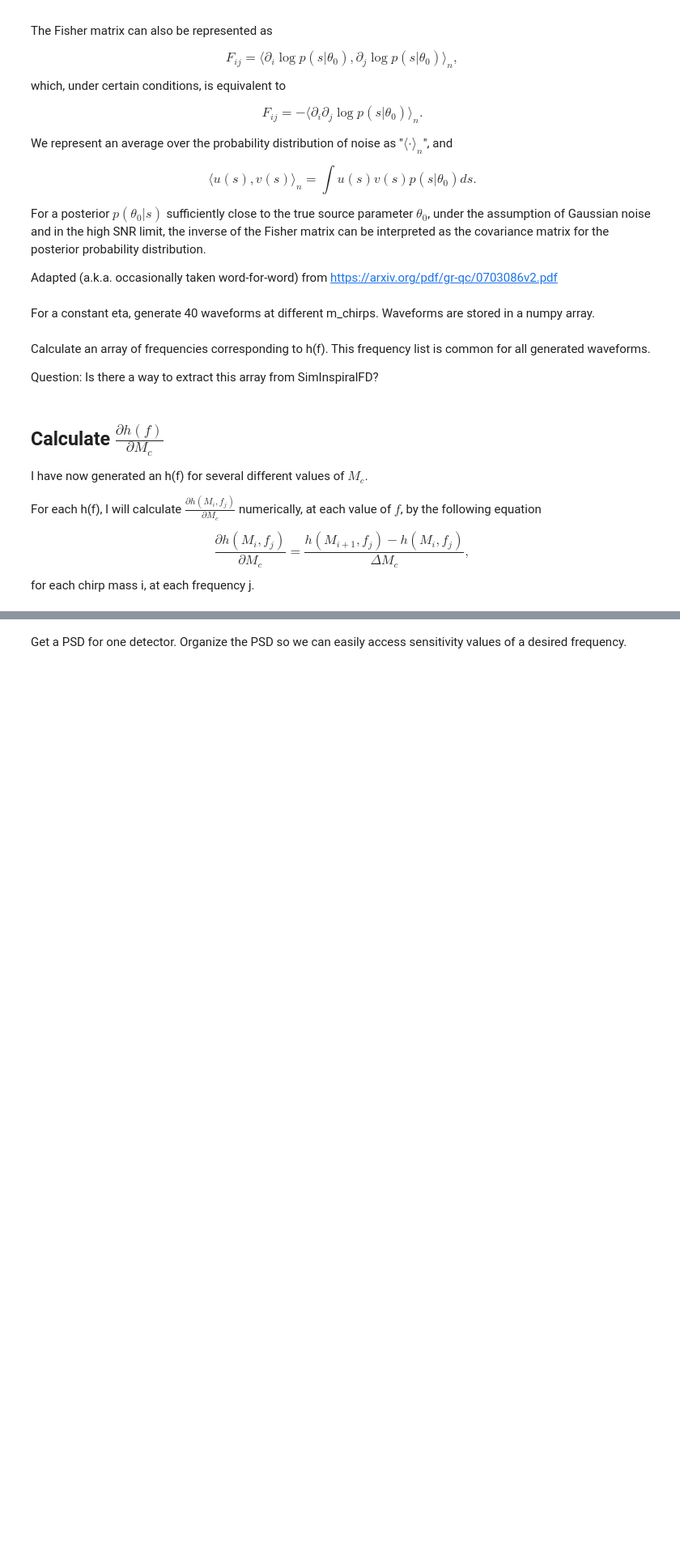
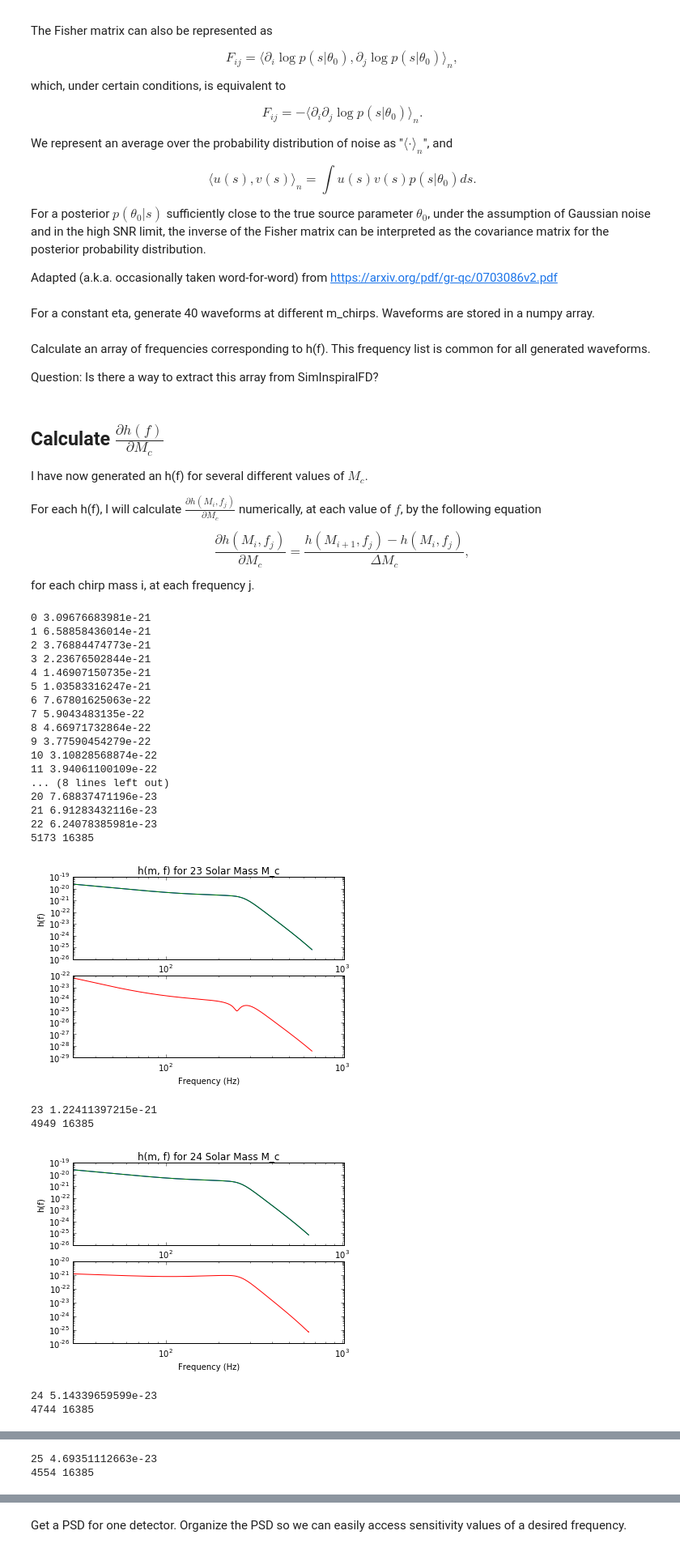
Before and after one commit to CIERA-Northwestern/precession_measurability, a Jupyter notebook: fisher_matrix.ipynb, the cells around one changed output, grey strips where cells are left out. Shown: that part at 81% size. Saved outputs shown, nothing was run; the diff lists cells and outputs as text; code cells hidden in the pictures; blank space fills up the shorter version.

```diff
--- a/fisher_matrix.ipynb
+++ b/fisher_matrix.ipynb
@@ -131,18 +139,68 @@ for each chirp mass i, at each frequency j.
 # %%
 waveform_derivs = []
 # Iterate over each M_chirp and get the waveform (h(f)) at each M_chirp
 for waveform_index in numpy.arange(len(waveforms) - 1):
     waveform_deriv = []
     waveform = waveforms[waveform_index]
 
+
     # Find the h(f_index) for the next chirp mass value
-    #next_waveform = waveforms[waveform_index + 1]
+    # next_waveform = waveforms[waveform_index + 1]
+    # FIX ME: I had this as + 0.001 before
     mc_close = mcs[waveform_index] + 0.001  # Make calculations at a very close value of M_chirp
     waveform_close = generate_waveform(mc_close, eta)
 
 
     # For a given h(f) iterate over each frequency value and calculate derivative
     for freq_index, freq in enumerate(waveform):
         waveform_deriv.append((waveform_close[freq_index] - waveform[freq_index]) / delta_mc)
+        if freq_index == int(30/0.125):
+            print waveform_index, numpy.abs(waveform_deriv[-1])
     waveform_derivs.append(numpy.asarray(waveform_deriv))
+
+    if waveform_index in (22, 23, 24, 25):
+        print numpy.count_nonzero(numpy.abs(waveform)), len(waveform)
+        plt.subplot(2,1,1)
+        plt.plot(freqs_waveform, numpy.abs(waveform_close), 'b')
+        plt.plot(freqs_waveform, numpy.abs(waveform), 'g')
+        plt.xlabel('Frequency (Hz)')
+        plt.ylabel('h(f)')
+        plt.title('h(m, f) for %i Solar Mass M_c' % (waveform_index + 1))
+        plt.xlim(flow, 1024)
+        plt.ylim(1e-26, 1e-19)
+        plt.loglog()
+
+        plt.subplot(2,1,2)
+        plt.plot(freqs_waveform, numpy.abs(waveform_derivs[waveform_index]), 'r')
+        plt.xlabel('Frequency (Hz)')
+        #plt.ylabel("h'(f)")
+        #plt.title('Partial of h(m, f) with respect to M_c')
+        plt.xlim(flow, 1024)
+        plt.loglog()
+        plt.show()
+
 waveform_derivs = numpy.asarray(waveform_derivs)
+# %% [output]
+0 3.09676683981e-21
+1 6.58858436014e-21
+2 3.76884474773e-21
+3 2.23676502844e-21
+4 1.46907150735e-21
+5 1.03583316247e-21
+6 7.67801625063e-22
+7 5.9043483135e-22
+8 4.66971732864e-22
+9 3.77590454279e-22
+10 3.10828568874e-22
+11 3.94061100109e-22
+... (8 lines left out)
+20 7.68837471196e-23
+21 6.91283432116e-23
+22 6.24078385981e-23
+5173 16385
+[figure, added]
+23 1.22411397215e-21
+4949 16385
+[figure, added]
+24 5.14339659599e-23
+4744 16385
@@ -148,0 +208,2 @@ waveform_derivs = numpy.asarray(waveform_derivs)
+25 4.69351112663e-23
+4554 16385
```
Also changed, not shown: parts of 15 cells of this notebook.
